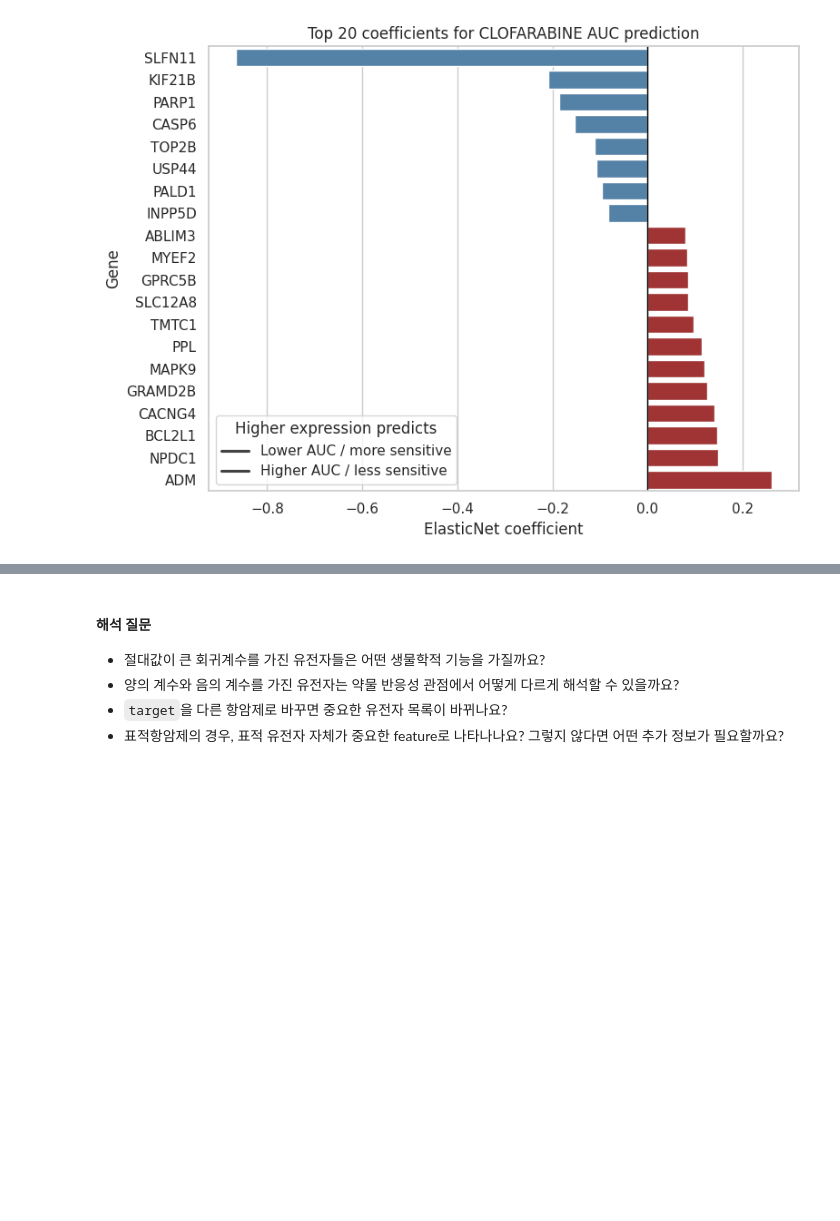
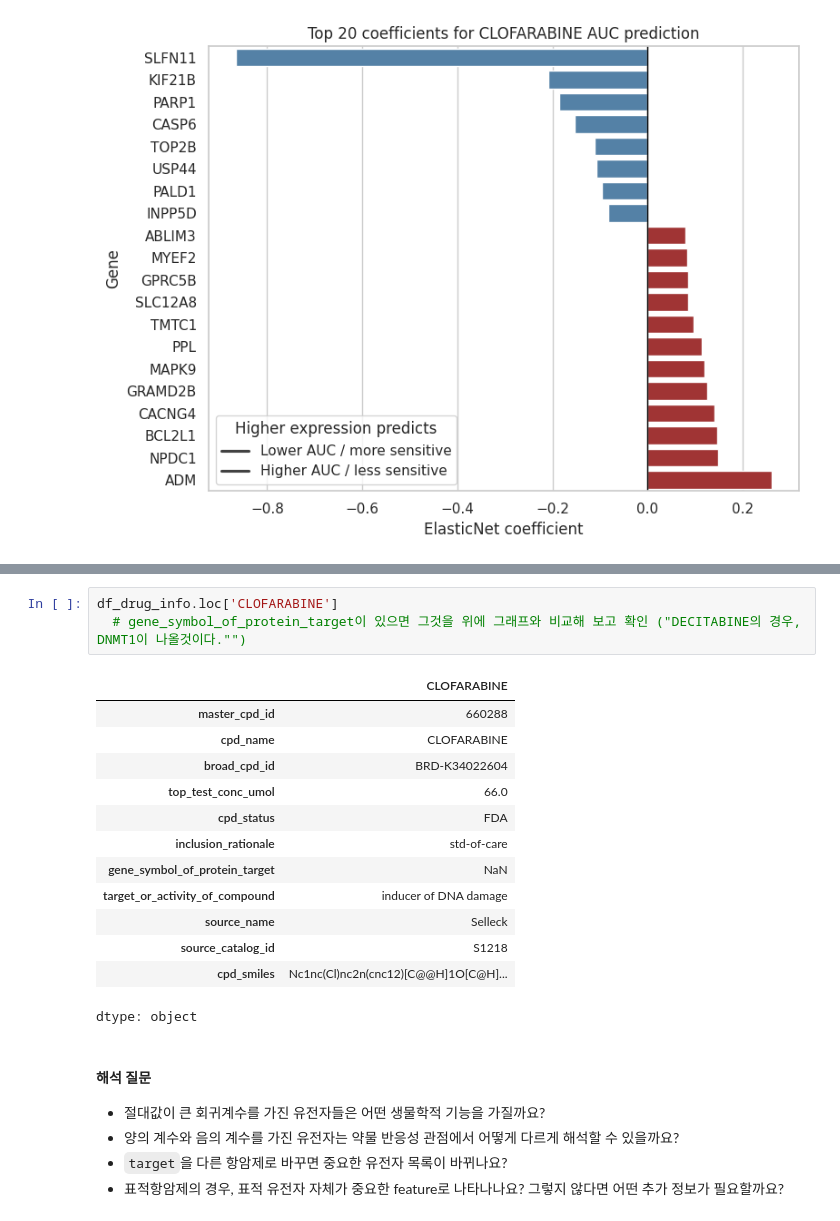
Before and after one commit to hjk9655/health-checkup-analysis, a Jupyter notebook: Notebooks/bio_bigdata_workshop_2A_regression_practice_07.15.ipynb, the cells around one changed output, grey strips where cells are left out. Drawn from its saved outputs; the diff is of its cells as text; blank space fills up the shorter version.

```diff
--- a/Notebooks/bio_bigdata_workshop_2A_regression_practice_07.15.ipynb
+++ b/Notebooks/bio_bigdata_workshop_2A_regression_practice_07.15.ipynb
@@ -1407,3 +1416,20 @@ plt.tight_layout()
+# %%
+df_drug_info.loc['CLOFARABINE']
+  # gene_symbol_of_protein_target이 있으면 그것을 위에 그래프와 비교해 보고 확인 ("DECITABINE의 경우, DNMT1이 나올것이다."")
+# %% [output]
+|  | CLOFARABINE |
+| master_cpd_id | 660288 |
+| cpd_name | CLOFARABINE |
+| broad_cpd_id | BRD-K34022604 |
+| top_test_conc_umol | 66.0 |
+| cpd_status | FDA |
+| inclusion_rationale | std-of-care |
+| gene_symbol_of_protein_target | NaN |
+| target_or_activity_of_compound | inducer of DNA damage |
+| source_name | Selleck |
+| source_catalog_id | S1218 |
+| cpd_smiles | Nc1nc(Cl)nc2n(cnc12)[C@@H]1O[C@H]... |
+dtype: object
 # %% [markdown]
 #### 해석 질문
 
```
Also changed, not shown: parts of 2 cells of this notebook.
